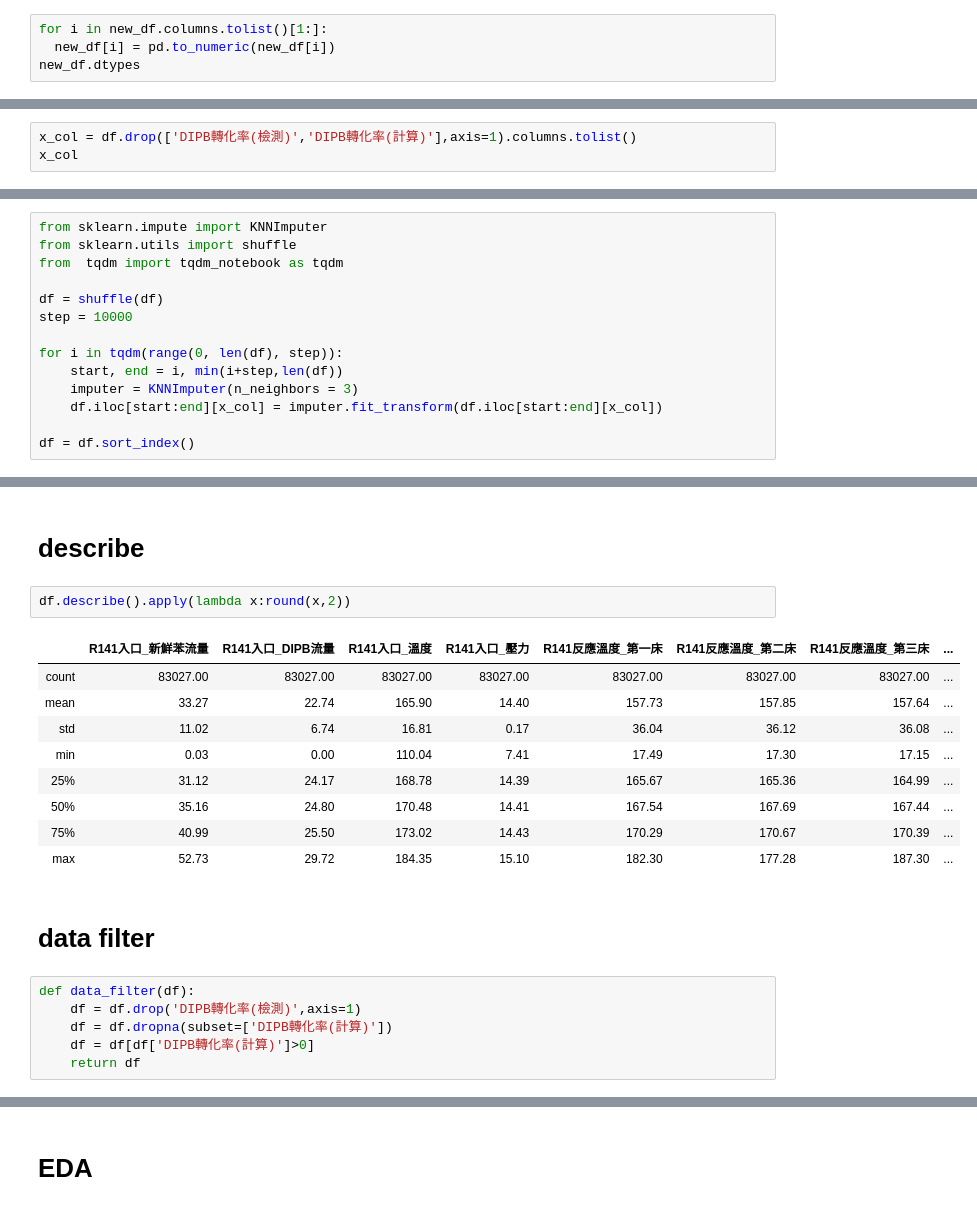
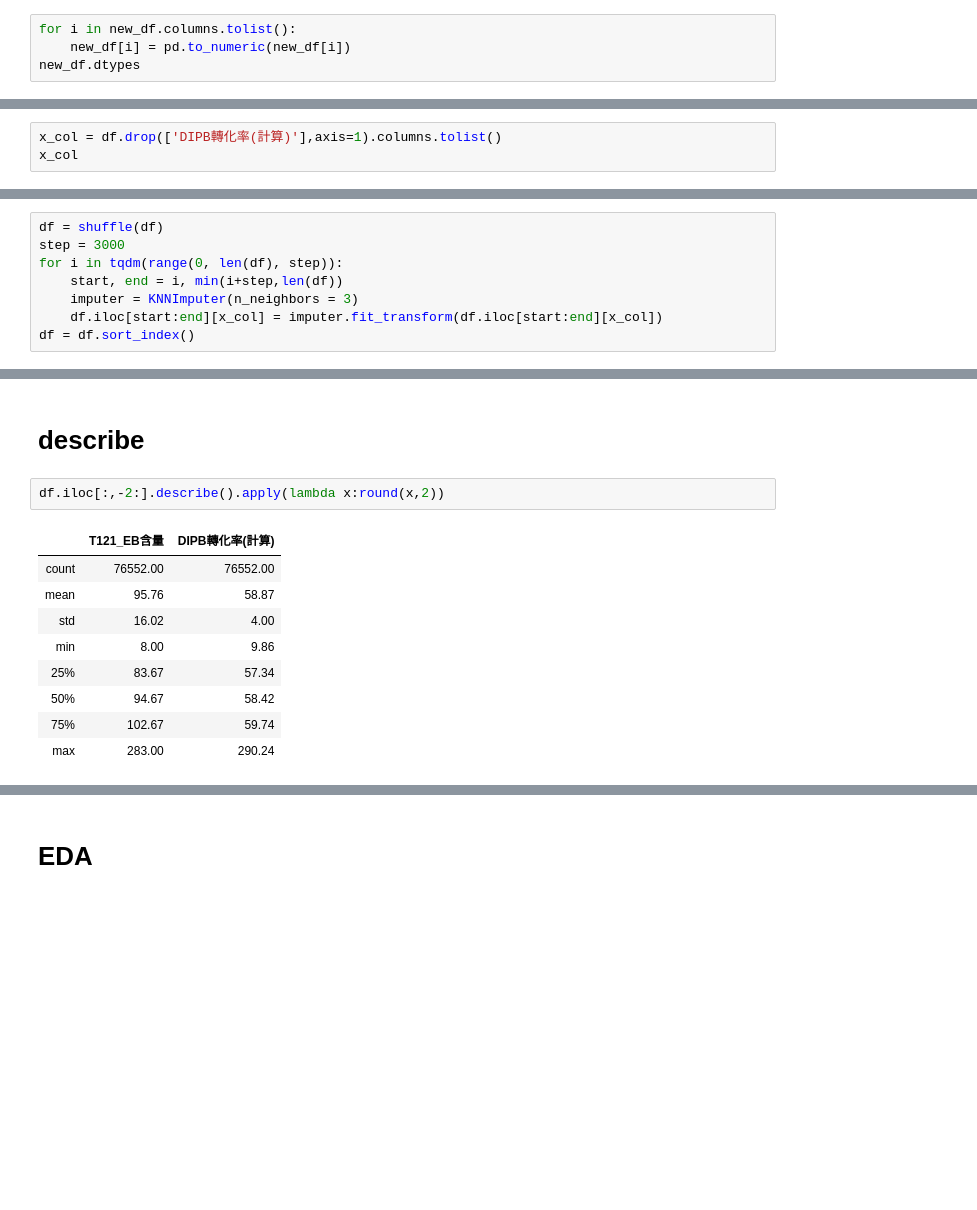
Before and after one commit to skywalker0803r/Chemistry-2, a Jupyter notebook: Chemistry_2.ipynb, the cells around one changed output, grey strips where cells are left out. Drawn from its saved outputs; the diff is of its cells as text; blank space fills up the shorter version.

```diff
--- a/Chemistry_2.ipynb
+++ b/Chemistry_2.ipynb
@@ -55,8 +67,8 @@ new_df.head()
 # %%
 new_df = new_df.replace('[-11059] No Good Data For Calculation',np.nan)
 # %%
-for i in new_df.columns.tolist()[1:]:
-  new_df[i] = pd.to_numeric(new_df[i])
+for i in new_df.columns.tolist():
+    new_df[i] = pd.to_numeric(new_df[i])
 new_df.dtypes
 # %% [output]
 R141入口_新鮮苯流量     float64
@@ -123,7 +149,7 @@ mt
 # %% [markdown]
 # fill miss value
 # %%
-x_col = df.drop(['DIPB轉化率(檢測)','DIPB轉化率(計算)'],axis=1).columns.tolist()
+x_col = df.drop(['DIPB轉化率(計算)'],axis=1).columns.tolist()
 x_col
 # %% [output]
 ['R141入口_新鮮苯流量',
@@ -140,16 +168,10 @@ x_col
 # %%
-from sklearn.impute import KNNImputer
-from sklearn.utils import shuffle
-from  tqdm import tqdm_notebook as tqdm
-
 df = shuffle(df)
-step = 10000
-
+step = 3000
 for i in tqdm(range(0, len(df), step)):
     start, end = i, min(i+step,len(df))
     imputer = KNNImputer(n_neighbors = 3)
     df.iloc[start:end][x_col] = imputer.fit_transform(df.iloc[start:end][x_col])
-
 df = df.sort_index()
 # %% [output]
 [interactive output not drawn]
@@ -162,22 +194,14 @@ sns.heatmap(df.isnull(),yticklabels=False,cbar=False,cmap='viridis')
 # %% [markdown]
 # describe
 # %%
-df.describe().apply(lambda x:round(x,2))
+df.iloc[:,-2:].describe().apply(lambda x:round(x,2))
 # %% [output]
-|  | R141入口_新鮮苯流量 | R141入口_DIPB流量 | R141入口_溫度 | R141入口_壓力 | R141反應溫度_第一床 | R141反應溫度_第二床 | R141反應溫度_第三床 | ... |
-| count | 83027.00 | 83027.00 | 83027.00 | 83027.00 | 83027.00 | 83027.00 | 83027.00 | ... |
-| mean | 33.27 | 22.74 | 165.90 | 14.40 | 157.73 | 157.85 | 157.64 | ... |
-| std | 11.02 | 6.74 | 16.81 | 0.17 | 36.04 | 36.12 | 36.08 | ... |
-| min | 0.03 | 0.00 | 110.04 | 7.41 | 17.49 | 17.30 | 17.15 | ... |
-| 25% | 31.12 | 24.17 | 168.78 | 14.39 | 165.67 | 165.36 | 164.99 | ... |
-| 50% | 35.16 | 24.80 | 170.48 | 14.41 | 167.54 | 167.69 | 167.44 | ... |
-| 75% | 40.99 | 25.50 | 173.02 | 14.43 | 170.29 | 170.67 | 170.39 | ... |
-| max | 52.73 | 29.72 | 184.35 | 15.10 | 182.30 | 177.28 | 187.30 | ... |
+|  | T121_EB含量 | DIPB轉化率(計算) |
+| count | 76552.00 | 76552.00 |
+| mean | 95.76 | 58.87 |
+| std | 16.02 | 4.00 |
+| min | 8.00 | 9.86 |
+| 25% | 83.67 | 57.34 |
+| 50% | 94.67 | 58.42 |
+| 75% | 102.67 | 59.74 |
+| max | 283.00 | 290.24 |
-# %% [markdown]
-# data filter
-# %%
-def data_filter(df):
-    df = df.drop('DIPB轉化率(檢測)',axis=1)
-    df = df.dropna(subset=['DIPB轉化率(計算)'])
-    df = df[df['DIPB轉化率(計算)']>0]
-    return df
```
Also changed, not shown: parts of 24 cells of this notebook.
